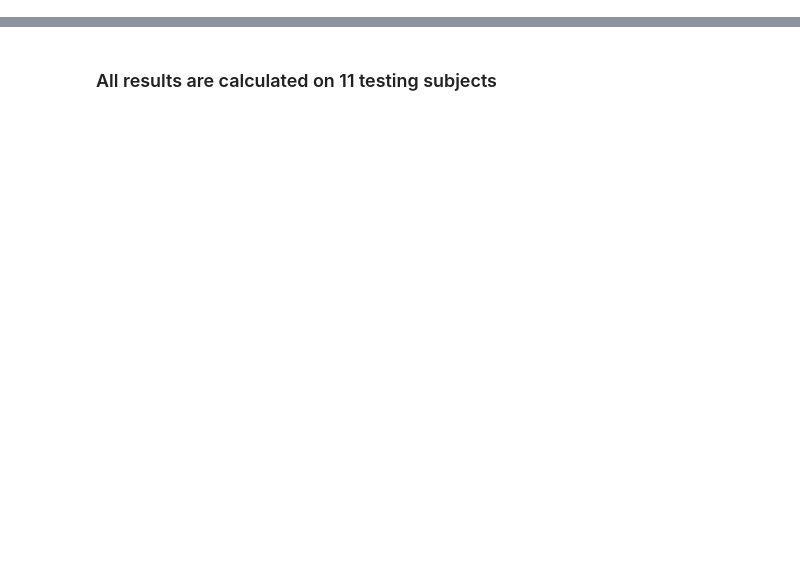
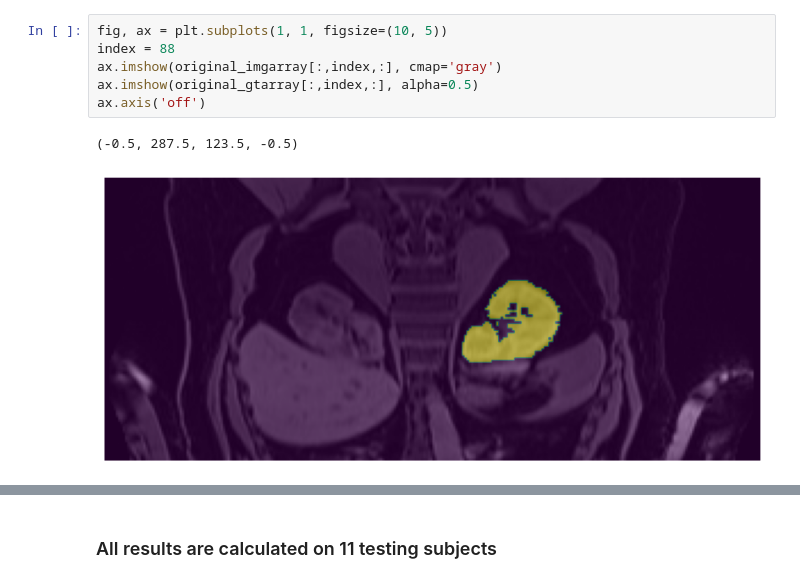
Before and after one commit to yexincheng/ALMRI, a Jupyter notebook: paper_plot.ipynb, the cells around one changed output, grey strips where cells are left out. Drawn from its saved outputs; the diff is of its cells as text; blank space fills up the shorter version.

```diff
--- a/paper_plot.ipynb
+++ b/paper_plot.ipynb
@@ -6,0 +47,9 @@ import os
+# %%
+fig, ax = plt.subplots(1, 1, figsize=(10, 5))
+index = 88
+ax.imshow(original_imgarray[:,index,:], cmap='gray')
+ax.imshow(original_gtarray[:,index,:], alpha=0.5)
+ax.axis('off')
+# %% [output]
+(-0.5, 287.5, 123.5, -0.5)
+[figure, added]
```
Also changed, not shown: parts of 27 cells of this notebook.
